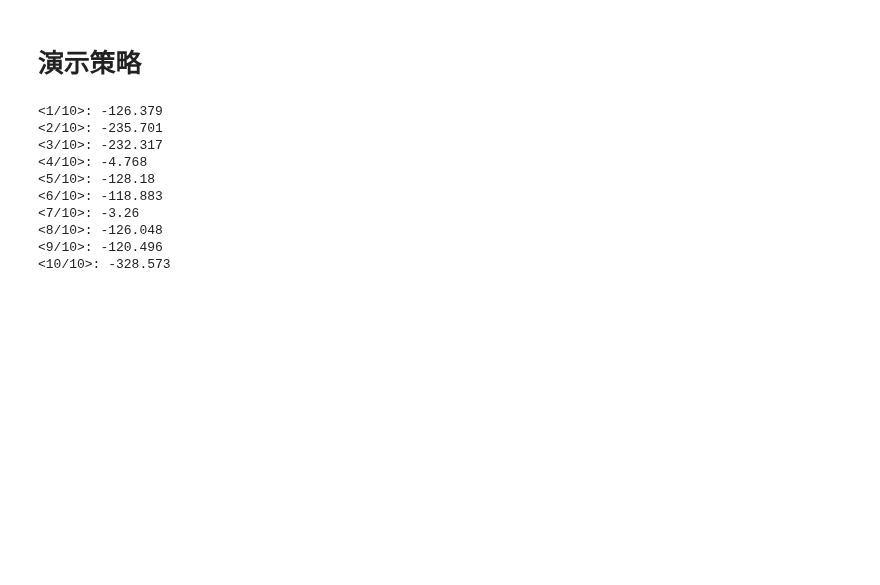
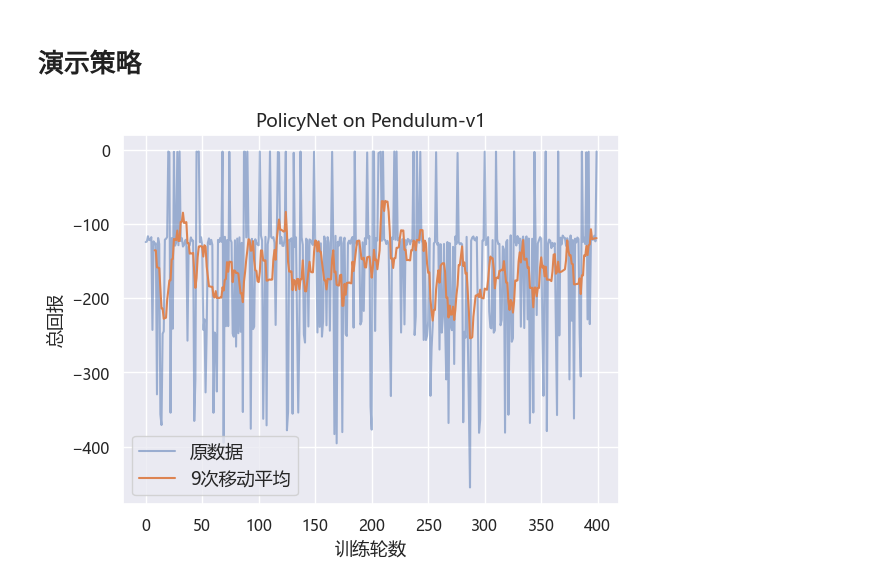
Before and after one commit to Aegis1863/ML_practice, a Jupyter notebook: 强化学习笔记/13_DDPG.ipynb, the cells around one changed output. Drawn from its saved outputs; the diff is of its cells as text; code cells hidden in the pictures; blank space fills up the shorter version.

```diff
--- a/强化学习笔记/13_DDPG.ipynb
+++ b/强化学习笔记/13_DDPG.ipynb
@@ -197,15 +206,6 @@ rl_utils.picture_return(return_list, 'DDPG', env_name, 9)
 # %% [markdown]
 # 演示策略
 # %%
-rl_utils.show_gym_policy(env_name, agent, 'AC')
+test_list = rl_utils.show_gym_policy(env_name, agent, 'AC', 'rgb_array', epochs=400, if_return=True)
 # %% [output]
-<1/10>: -126.379
-<2/10>: -235.701
-<3/10>: -232.317
-<4/10>: -4.768
-<5/10>: -128.18
-<6/10>: -118.883
-<7/10>: -3.26
-<8/10>: -126.048
-<9/10>: -120.496
-<10/10>: -328.573
+[figure, added]
```
Also changed, not shown: parts of 6 cells of this notebook, 3 other files.
